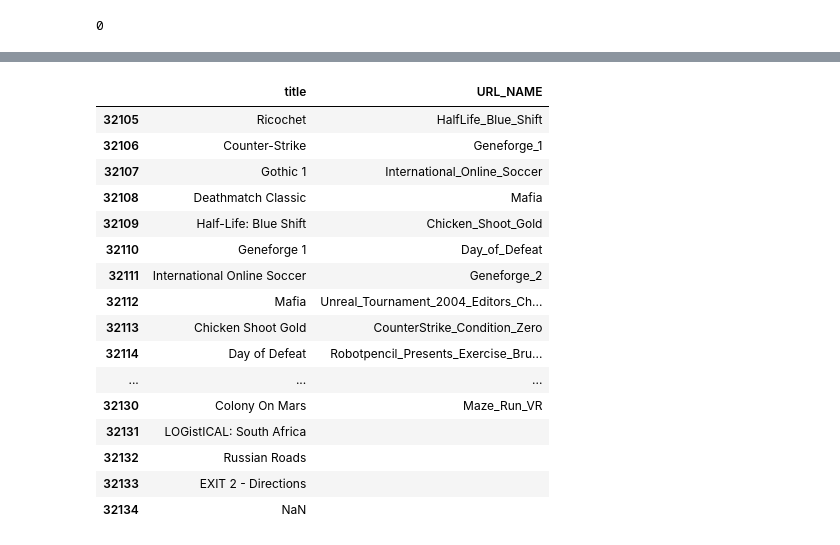
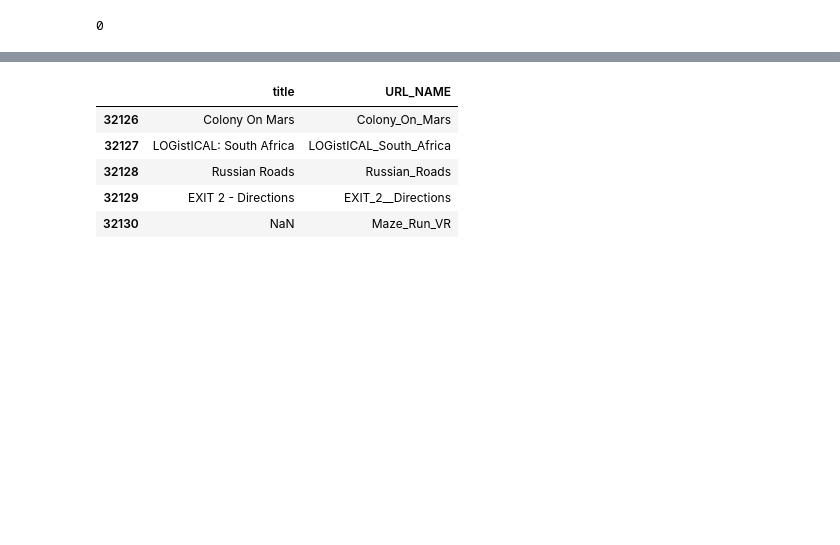
Before and after one commit to franpossetto/acamica-ds-spr3, a Jupyter notebook: Data_pre-proccesing_2.ipynb, the cells around one changed output, grey strips where cells are left out. Cells and saved outputs as stored; diff of their text form; code cells hidden in the pictures; blank space fills up the shorter version.

```diff
--- a/Data_pre-proccesing_2.ipynb
+++ b/Data_pre-proccesing_2.ipynb
@@ -275,5 +275,9 @@ data_games[data_games.title.isna()]
 | 32085 | NaN | NaN | LIV Client | NaN | http://store.steampowered.com/app... | NaN | [Video Production, Utilities, Web... | NaN | http://steamcommunity.com/app/755... | ... |
 | 32134 | NaN | NaN | Maze Run VR | NaN | http://store.steampowered.com/app... | NaN | [Early Access, Adventure, Indie, ... | NaN | http://steamcommunity.com/app/681... | ... |
 2049 rows × 16 columns
+# %%
+data_games2 = data_games.reset_index()
 # %%
-url_splited = data_games.url.str.split('/')
+url_splited = data_games2.url.str.split('/')
+# %%
+url_splited2 = url_splited.reset_index()
@@ -280,17 +327,15 @@ url_splited = data_games.url.str.split('/')
 # %%
-data_games["URL_NAME"] = ""
-
-titles = []
+resultados = []
+data_games2["URL_NAME"] = ""
 k=0
-for i in url_splited:
-    n = len(i)
-    m = n-2
-    #titles.append(i[m])
-    data_games["URL_NAME"][k] = i[m]
+m = 5
+for i in url_splited2.url:
+    data_games2["URL_NAME"][k] = i[m]
+    resultados.append(i[m])
     k=k+1
 k=0
 
-data_games.title.isna()
+len(resultados)
 # %% [output]
 A value is trying to be set on a copy of a slice from a DataFrame
 
@@ -331,22 +381,11 @@ data_games[data_games.title.isna()]
 # %%
-data_games.loc[:, ["title", "URL_NAME"]].tail(30)
+data_games2.loc[:, ["title", "URL_NAME"]].tail(5)
 # %% [output]
 |  | title | URL_NAME |
-| 32105 | Ricochet | HalfLife_Blue_Shift |
-| 32106 | Counter-Strike | Geneforge_1 |
-| 32107 | Gothic 1 | International_Online_Soccer |
-| 32108 | Deathmatch Classic | Mafia |
-| 32109 | Half-Life: Blue Shift | Chicken_Shoot_Gold |
-| 32110 | Geneforge 1 | Day_of_Defeat |
-| 32111 | International Online Soccer | Geneforge_2 |
-| 32112 | Mafia | Unreal_Tournament_2004_Editors_Ch... |
-| 32113 | Chicken Shoot Gold | CounterStrike_Condition_Zero |
-| 32114 | Day of Defeat | Robotpencil_Presents_Exercise_Bru... |
-| ... | ... | ... |
-| 32130 | Colony On Mars | Maze_Run_VR |
-| 32131 | LOGistICAL: South Africa |  |
-| 32132 | Russian Roads |  |
-| 32133 | EXIT 2 - Directions |  |
-| 32134 | NaN |  |
+| 32126 | Colony On Mars | Colony_On_Mars |
+| 32127 | LOGistICAL: South Africa | LOGistICAL_South_Africa |
+| 32128 | Russian Roads | Russian_Roads |
+| 32129 | EXIT 2 - Directions | EXIT_2__Directions |
+| 32130 | NaN | Maze_Run_VR |
 # %%
 data_reviews3.head()
```
Also changed, not shown: parts of 21 cells of this notebook.
